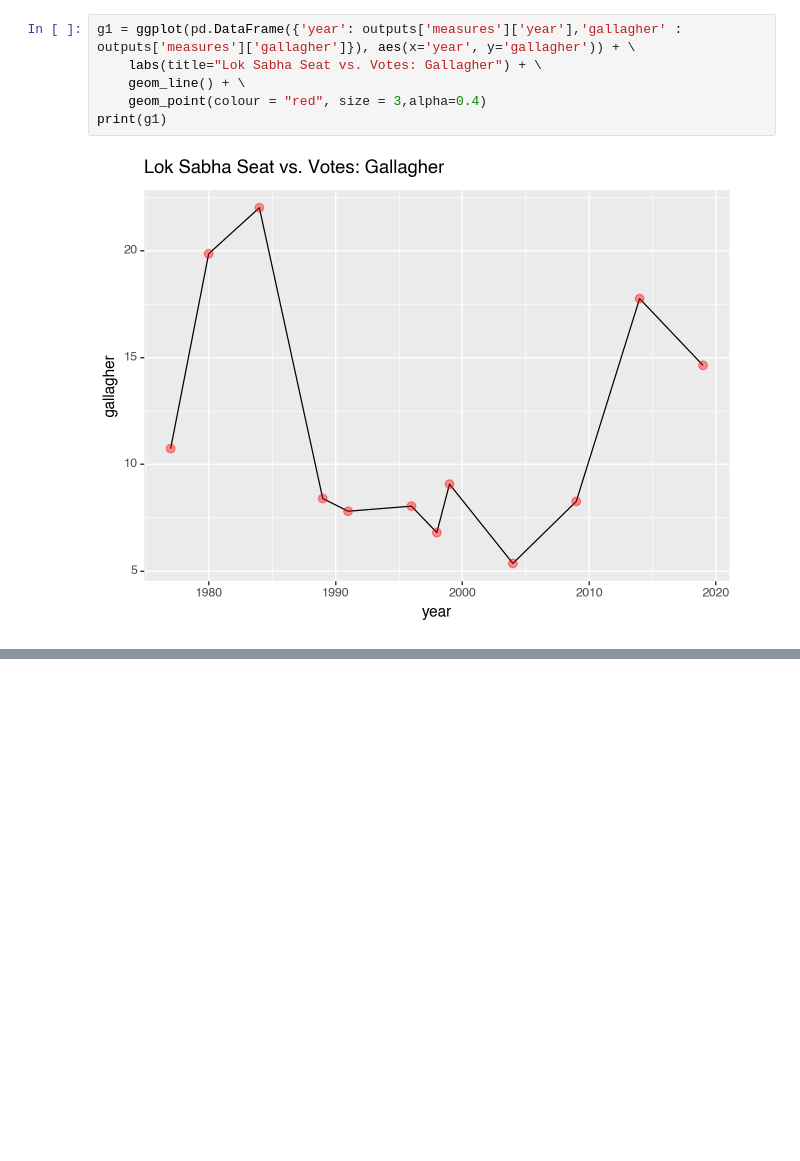
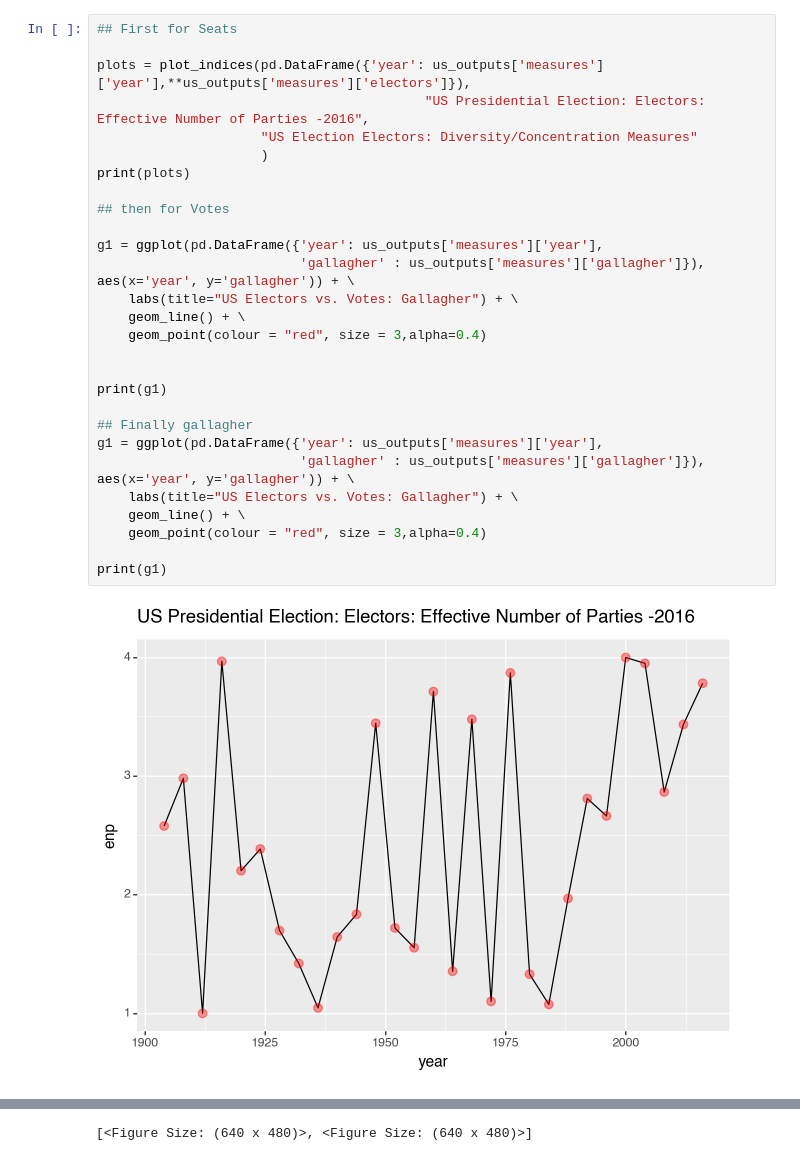
Before and after one commit to bansalr/election_metrics, a Jupyter notebook: notebooks/Electoral_Metrics.ipynb, the cells around one changed output, grey strips where cells are left out. Cells and saved outputs as stored; diff of their text form; blank space fills up the shorter version.

```diff
--- a/notebooks/Electoral_Metrics.ipynb
+++ b/notebooks/Electoral_Metrics.ipynb
@@ -103,8 +82,30 @@ print(plots)
-# %%
-g1 = ggplot(pd.DataFrame({'year': outputs['measures']['year'],'gallagher' : outputs['measures']['gallagher']}), aes(x='year', y='gallagher')) + \
-    labs(title="Lok Sabha Seat vs. Votes: Gallagher") + \
-    geom_line() + \
-    geom_point(colour = "red", size = 3,alpha=0.4)
-print(g1)
-# %% [output]
-[figure, removed]
+# %%
+## First for Seats
+
+plots = plot_indices(pd.DataFrame({'year': us_outputs['measures']['year'],**us_outputs['measures']['electors']}),
+                                          "US Presidential Election: Electors: Effective Number of Parties -2016",
+                     "US Election Electors: Diversity/Concentration Measures"
+                     )
+print(plots)
+
+## then for Votes
+
+g1 = ggplot(pd.DataFrame({'year': us_outputs['measures']['year'],
+                          'gallagher' : us_outputs['measures']['gallagher']}), aes(x='year', y='gallagher')) + \
+    labs(title="US Electors vs. Votes: Gallagher") + \
+    geom_line() + \
+    geom_point(colour = "red", size = 3,alpha=0.4)
+
+
+print(g1)
+
+## Finally gallagher
+g1 = ggplot(pd.DataFrame({'year': us_outputs['measures']['year'],
+                          'gallagher' : us_outputs['measures']['gallagher']}), aes(x='year', y='gallagher')) + \
+    labs(title="US Electors vs. Votes: Gallagher") + \
+    geom_line() + \
+    geom_point(colour = "red", size = 3,alpha=0.4)
+
+print(g1)
+# %% [output]
+[figure, added]
@@ -110,0 +113 @@ print(g1)
+[<Figure Size: (640 x 480)>, <Figure Size: (640 x 480)>]
```
Also changed, not shown: parts of 6 cells of this notebook, 10 other files.
